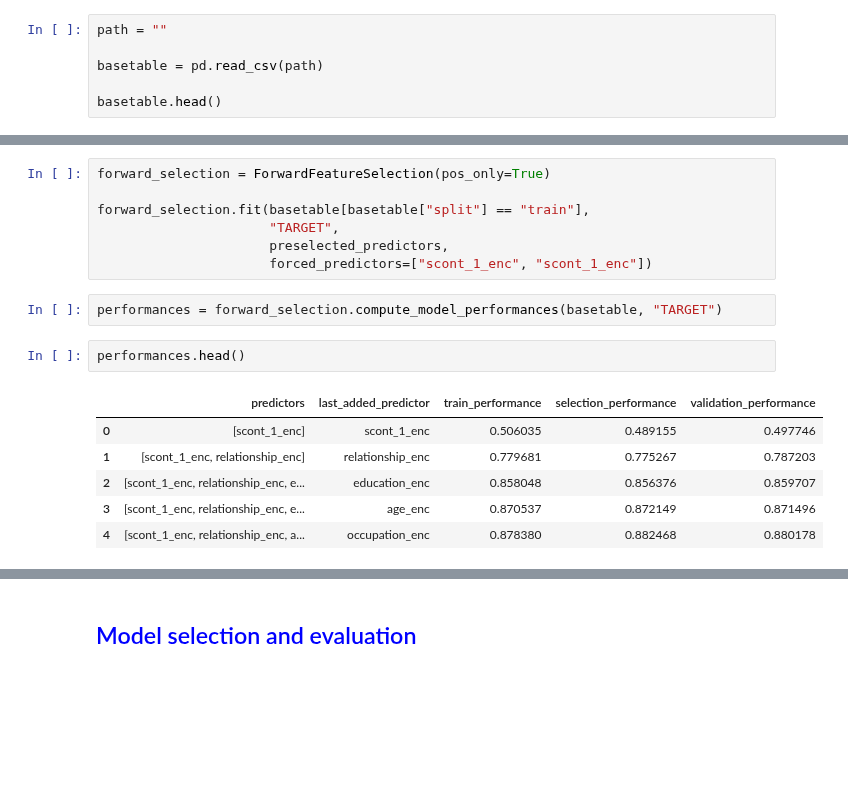
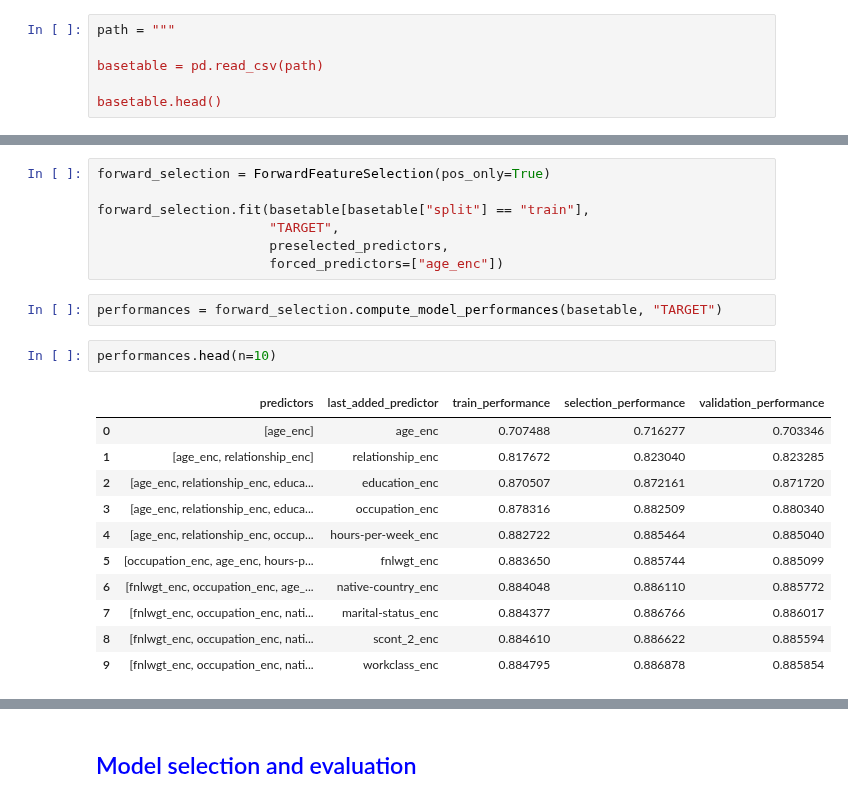
Before and after one commit to PythonPredictions/cobra, a Jupyter notebook: examples/examples.ipynb, the cells around one changed output, grey strips where cells are left out. Cells and saved outputs as stored; diff of their text form; blank space fills up the shorter version.

```diff
--- a/examples/examples.ipynb
+++ b/examples/examples.ipynb
@@ -38,7 +39,7 @@ from cobra.evaluation import plot_correlation_matrix
 ## <font color='blue'>Data Loading</font>
 The first step is to load a dataset into a pandas DataFrame. This step is not part of COBRA as we want to keep the flexibility the load from different data sources
 # %%
-path = ""
+path = """
 
 basetable = pd.read_csv(path)
 
@@ -204,18 +205,23 @@ forward_selection = ForwardFeatureSelection(pos_only=True)
 forward_selection.fit(basetable[basetable["split"] == "train"],
                       "TARGET",
                       preselected_predictors,
-                      forced_predictors=["scont_1_enc", "scont_1_enc"])
+                      forced_predictors=["age_enc"])
 # %%
 performances = forward_selection.compute_model_performances(basetable, "TARGET")
 # %%
-performances.head()
+performances.head(n=10)
 # %% [output]
 |  | predictors | last_added_predictor | train_performance | selection_performance | validation_performance |
-| 0 | [scont_1_enc] | scont_1_enc | 0.506035 | 0.489155 | 0.497746 |
-| 1 | [scont_1_enc, relationship_enc] | relationship_enc | 0.779681 | 0.775267 | 0.787203 |
-| 2 | [scont_1_enc, relationship_enc, e... | education_enc | 0.858048 | 0.856376 | 0.859707 |
-| 3 | [scont_1_enc, relationship_enc, e... | age_enc | 0.870537 | 0.872149 | 0.871496 |
-| 4 | [scont_1_enc, relationship_enc, a... | occupation_enc | 0.878380 | 0.882468 | 0.880178 |
+| 0 | [age_enc] | age_enc | 0.707488 | 0.716277 | 0.703346 |
+| 1 | [age_enc, relationship_enc] | relationship_enc | 0.817672 | 0.823040 | 0.823285 |
+| 2 | [age_enc, relationship_enc, educa... | education_enc | 0.870507 | 0.872161 | 0.871720 |
+| 3 | [age_enc, relationship_enc, educa... | occupation_enc | 0.878316 | 0.882509 | 0.880340 |
+| 4 | [age_enc, relationship_enc, occup... | hours-per-week_enc | 0.882722 | 0.885464 | 0.885040 |
+| 5 | [occupation_enc, age_enc, hours-p... | fnlwgt_enc | 0.883650 | 0.885744 | 0.885099 |
+| 6 | [fnlwgt_enc, occupation_enc, age_... | native-country_enc | 0.884048 | 0.886110 | 0.885772 |
+| 7 | [fnlwgt_enc, occupation_enc, nati... | marital-status_enc | 0.884377 | 0.886766 | 0.886017 |
+| 8 | [fnlwgt_enc, occupation_enc, nati... | scont_2_enc | 0.884610 | 0.886622 | 0.885594 |
+| 9 | [fnlwgt_enc, occupation_enc, nati... | workclass_enc | 0.884795 | 0.886878 | 0.885854 |
 # %%
 plot_performance_curves(performances)
 # %% [output]
```
Also changed, not shown: parts of 18 cells of this notebook.
